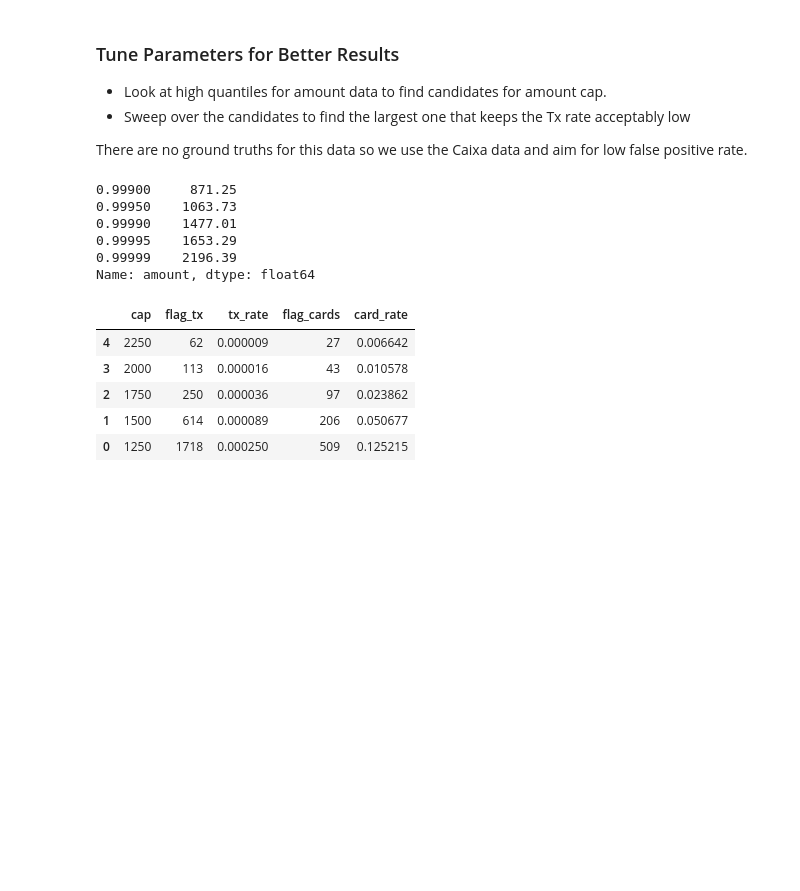
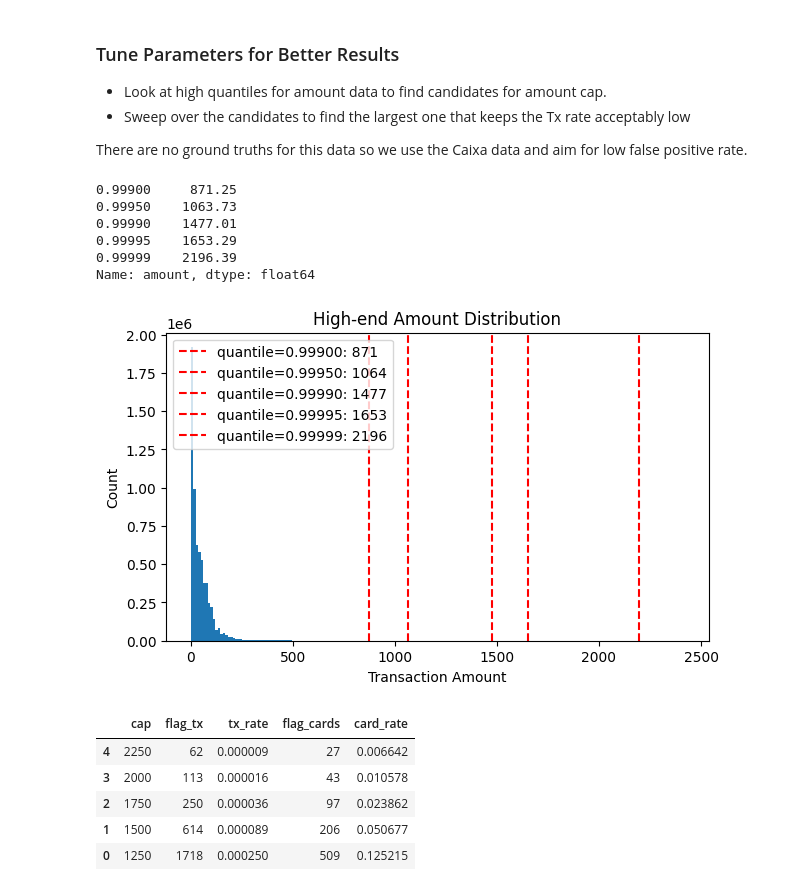
Before and after one commit to c-murphy01/edge_fraud_POS, a Jupyter notebook: notebooks/baseline_evaluation.ipynb, the cells around one changed output. Drawn from its saved outputs; the diff is of its cells as text; code cells hidden in the pictures; blank space fills up the shorter version.

```diff
--- a/notebooks/baseline_evaluation.ipynb
+++ b/notebooks/baseline_evaluation.ipynb
@@ -333,14 +333,29 @@ There are no ground truths for this data so we use the Caixa data and aim for lo
 # %%
 #look at amount distribution
 q = dfc["amount"].quantile([0.999, 0.9995, 0.9999, 0.99995, 0.99999]).round(2)
 print(q)
+#plot histogram of top end values
+import matplotlib.pyplot as plt
+plt.figure(figsize=(7,4))
+#plot from 0 to a bit above max tx amount
+plt.hist(dfc["amount"], bins=200, range=(0, q.max()*1.1))
+#for each quantile, plot red vertical line
+for q, v in q.items():
+    plt.axvline(v, color="red", linestyle="--", label=f"quantile={q:.5f}: {v:.0f}")
+#set labels
+plt.title("High-end Amount Distribution")
+plt.xlabel("Transaction Amount")
+plt.ylabel("Count")
+plt.legend()
+plt.show()
 # %% [output]
 0.99900     871.25
 0.99950    1063.73
 0.99990    1477.01
 0.99995    1653.29
 0.99999    2196.39
 Name: amount, dtype: float64
+[figure, added]
 # %%
 #list of candidate thresholds
 candidates = sorted(set([
```
Also changed, not shown: parts of 4 cells of this notebook.
